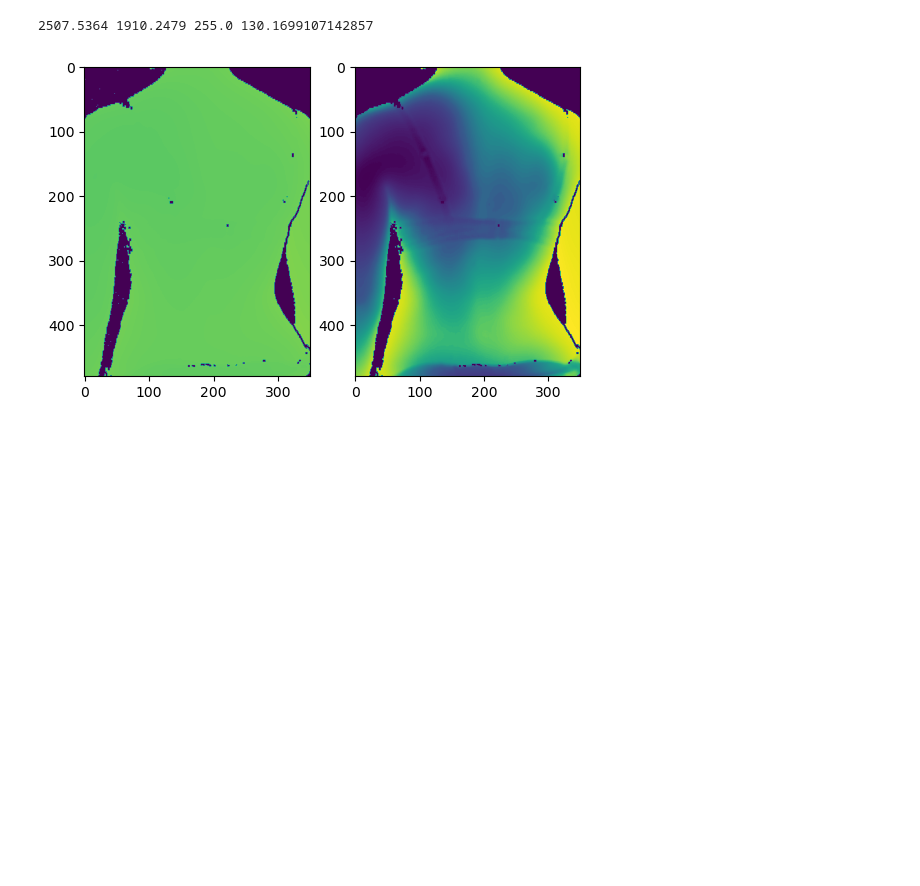
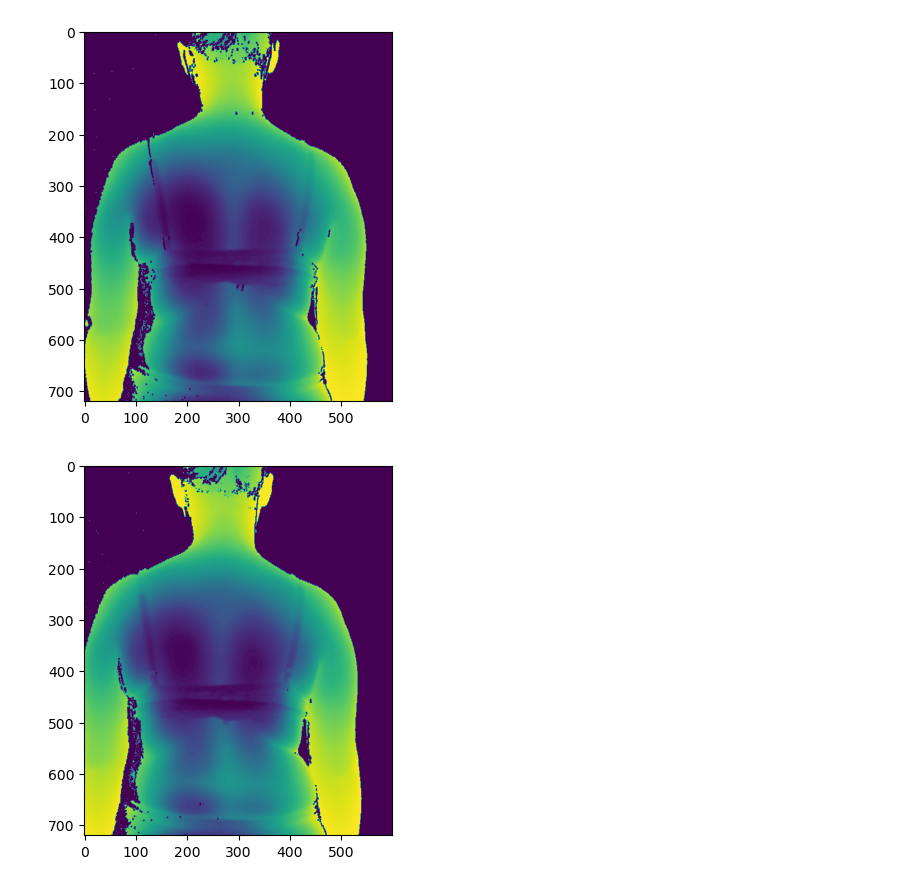
Before and after one commit to ghazalebra/interface_scoliose, a Jupyter notebook: depth_map.ipynb, the cells around one changed output. Cells and saved outputs as stored; diff of their text form; code cells hidden in the pictures; blank space fills up the shorter version.

```diff
--- a/depth_map.ipynb
+++ b/depth_map.ipynb
@@ -6,10 +7,10 @@ w = 1936
 h = 1176
 header_size = 512
 # %%
-def equalize_histogram(img):
+def equalize_histogram(img, max):
     [M, N]=img.shape
     # Calcul de la transformation
-    T=1/(M*N)*np.cumsum(np.histogram(img, bins=2598, range=(0,2597))[0])
+    T=1/(M*N)*np.cumsum(np.histogram(img, bins=max+1, range=(0, max))[0])
     img_eq=255*T[img]
     return img_eq
 # %%
@@ -32,6 +33,29 @@ fig, (ax1, ax2) = plt.subplots(1,2)
 ax1.imshow(z)
 ax2.imshow(z_eq)
 plt.show()
-# %% [output]
-2507.5364 1910.2479 255.0 130.1699107142857
-[figure, removed]
+# %%
+path = r'D:\StageE23\Data\Ete_2022\Participant03\autocorrection\Prise01\xyz'
+w1 = 300
+w2 = 900
+h1 = 560
+h2 = 1280
+
+for i, file in enumerate(os.listdir(path)):
+    with open(os.path.join(path, file), 'r') as f:
+        f.seek(header_size)
+        xyz = np.fromfile(f, np.float32).reshape((h,w,3))
+
+    z = xyz[:,:,2].T
+    z = z[-1:0:-1, :][h1:h2, w1:w2]
+
+    z_int = z.astype(np.uint32)
+    z_int[np.where(z < np.min(z_int)+100)] = 0
+    z_eq = equalize_histogram(z_int, np.max(z_int))
+
+    if i%10 == 0:
+        fig, ax = plt.subplots()
+        ax.imshow(z_eq)
+plt.show()
+# %% [output]
+[figure, added]
+[figure, added]
```
Also changed, not shown: parts of 2 cells of this notebook, 2 other files.
